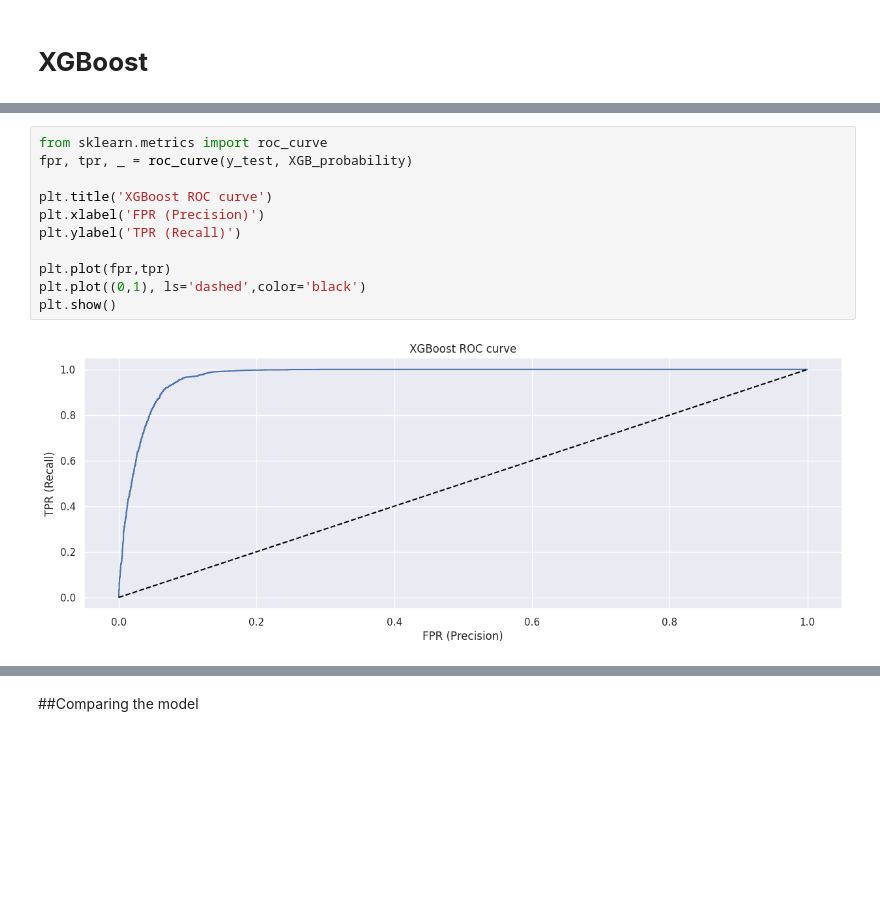
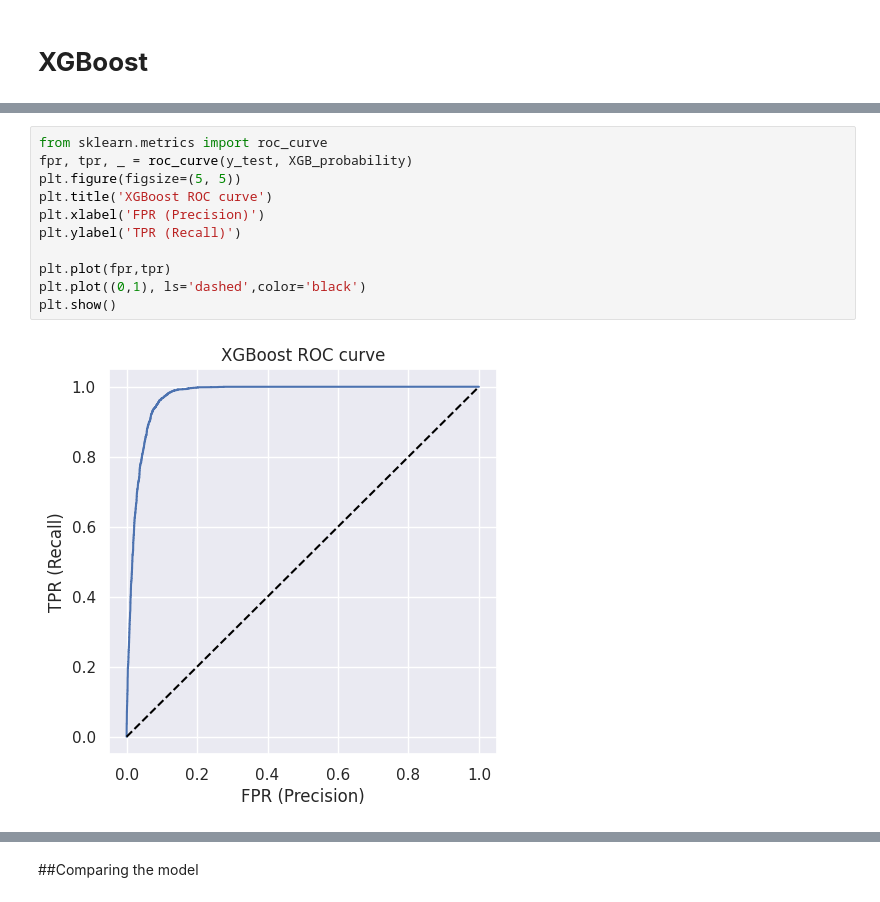
Before and after one commit to Bhoomikadayal/capstone-project-3-Bank-Marketing-Effectiveness-Prediction-classification-, a Jupyter notebook: Bank_Marketing_Effectiveness_Prediction.ipynb, the cells around one changed output, grey strips where cells are left out. Drawn from its saved outputs; the diff is of its cells as text; blank space fills up the shorter version.

```diff
--- a/Bank_Marketing_Effectiveness_Prediction.ipynb
+++ b/Bank_Marketing_Effectiveness_Prediction.ipynb
@@ -824,15 +824,15 @@ weighted avg       0.93      0.93      0.93     14462
 # %%
 from sklearn.metrics import roc_curve
 fpr, tpr, _ = roc_curve(y_test, XGB_probability)
-
+plt.figure(figsize=(5, 5))
 plt.title('XGBoost ROC curve')
 plt.xlabel('FPR (Precision)')
 plt.ylabel('TPR (Recall)')
 
 plt.plot(fpr,tpr)
 plt.plot((0,1), ls='dashed',color='black')
 plt.show()
 # %% [output]
-[figure, old version]
+[figure, new version]
 # %%
 #it helps to identify how many values are classified correctly
```
Also changed, not shown: parts of 25 cells of this notebook.
